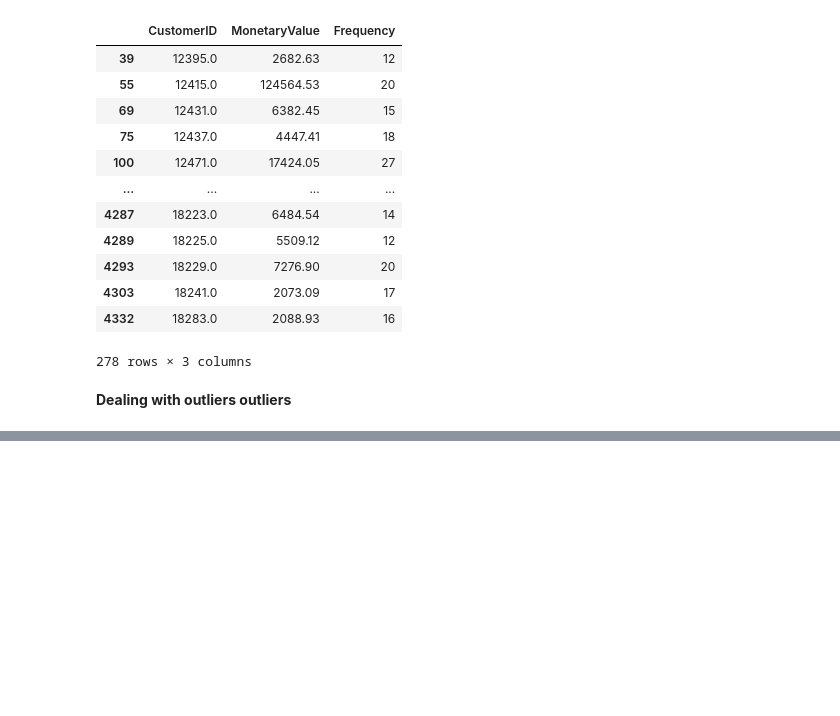
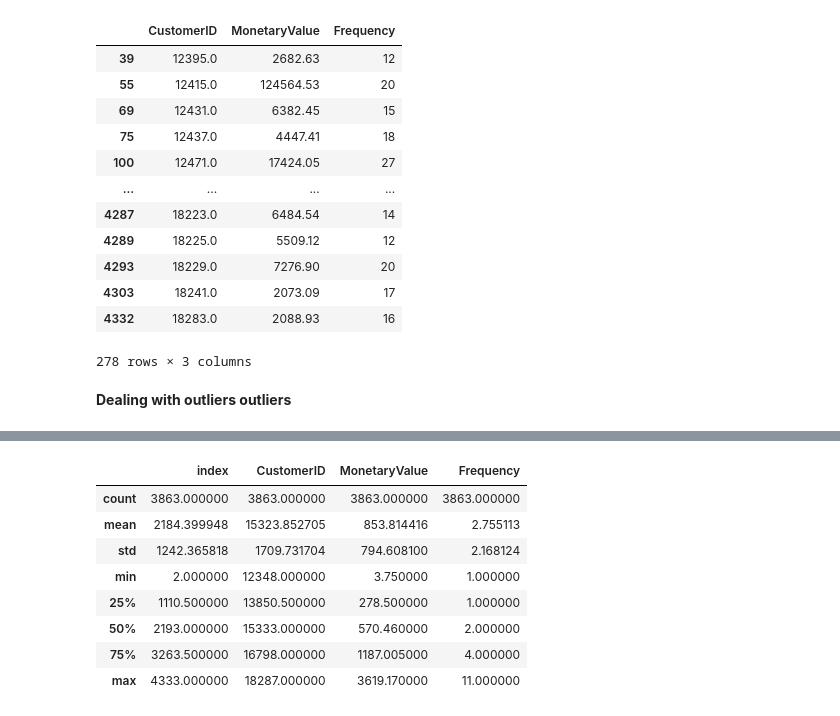
Before and after one commit to kamahTek/Machine-Learning, a Jupyter notebook: Unsupervised-Learning/Clustering/Online-Retail/index.ipynb, the cells around one changed output, grey strips where cells are left out. Cells and saved outputs as stored; diff of their text form; code cells hidden in the pictures; blank space fills up the shorter version.

```diff
--- a/Unsupervised-Learning/Clustering/Online-Retail/index.ipynb
+++ b/Unsupervised-Learning/Clustering/Online-Retail/index.ipynb
@@ -528,0 +564,12 @@ Three main methods of dealing with outliers, apart from removing them from the d
+# %%
+non_outliers_df.describe()
+# %% [output]
+|  | index | CustomerID | MonetaryValue | Frequency |
+| count | 3863.000000 | 3863.000000 | 3863.000000 | 3863.000000 |
+| mean | 2184.399948 | 15323.852705 | 853.814416 | 2.755113 |
+| std | 1242.365818 | 1709.731704 | 794.608100 | 2.168124 |
+| min | 2.000000 | 12348.000000 | 3.750000 | 1.000000 |
+| 25% | 1110.500000 | 13850.500000 | 278.500000 | 1.000000 |
+| 50% | 2193.000000 | 15333.000000 | 570.460000 | 2.000000 |
+| 75% | 3263.500000 | 16798.000000 | 1187.005000 | 4.000000 |
+| max | 4333.000000 | 18287.000000 | 3619.170000 | 11.000000 |
```
Also changed, not shown: parts of 6 cells of this notebook.
